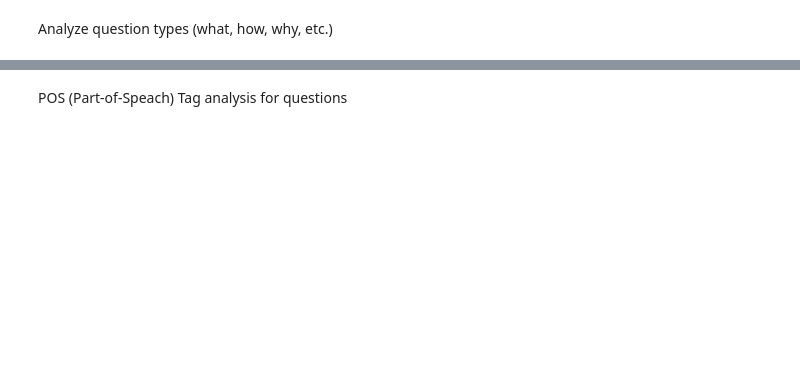
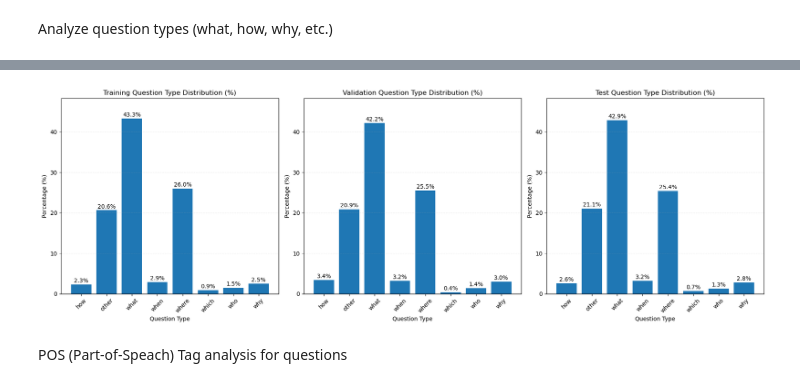
Before and after one commit to NevinJulian/HSLU.NLP, a Jupyter notebook: course_project/project_1.ipynb, the cells around one changed output, grey strips where cells are left out. Drawn from its saved outputs; the diff is of its cells as text; code cells hidden in the pictures; blank space fills up the shorter version.

```diff
--- a/course_project/project_1.ipynb
+++ b/course_project/project_1.ipynb
@@ -323,3 +320,55 @@ plt.close()
+# %%
+plt.figure(figsize=(18, 6))
+
+# Calculate percentages for each dataset
+train_type_counts = Counter(train_df['question_type'])
+valid_type_counts = Counter(valid_df['question_type'])
+test_type_counts = Counter(test_df['question_type'])
+
+train_type_percent = {k: v/len(train_df)*100 for k, v in train_type_counts.items()}
+valid_type_percent = {k: v/len(valid_df)*100 for k, v in valid_type_counts.items()}
+test_type_percent = {k: v/len(test_df)*100 for k, v in test_type_counts.items()}
+
+# Create a dictionary mapping your dataset names to the percentage dictionaries
+datasets = {
+    "Training": train_type_percent,
+    "Validation": valid_type_percent,
+    "Test": test_type_percent
+}
+
+# Plot for each dataset
+for i, (split, percent_dict) in enumerate(datasets.items(), 1):
+    # Sort the question types for consistency
+    sorted_types = sorted(percent_dict.keys())
+    sorted_percents = [percent_dict[t] for t in sorted_types]
+
+    # Create subplot
+    ax = plt.subplot(1, 3, i)
+    bars = plt.bar(sorted_types, sorted_percents)
+    plt.xlabel("Question Type")
+    plt.ylabel("Percentage (%)")
+    plt.title(f"{split} Question Type Distribution (%)")
+
+    # Add percentage labels on top of each bar
+    for j, (q_type, percent) in enumerate(zip(sorted_types, sorted_percents)):
+        plt.text(j, percent + 0.5, f"{percent:.1f}%", ha='center')
+
+    # Add grid for readability
+    plt.grid(axis='y', linestyle='--', alpha=0.3)
+
+    # Rotate x-labels
+    plt.xticks(rotation=45)
+
+    # Set y-axis limit to make comparison easier
+    plt.ylim(0, max(max(train_type_percent.values()),
+                   max(valid_type_percent.values()),
+                   max(test_type_percent.values())) + 5)
+
+plt.tight_layout()
+plt.savefig('question_type_percentage_distribution.png', dpi=300)
+plt.show()
+# %% [output]
+[figure, added]
 # %% [markdown]
 POS (Part-of-Speach) Tag analysis for questions
 # %%
```
Also changed, not shown: parts of 30 cells of this notebook, 9 other files.
